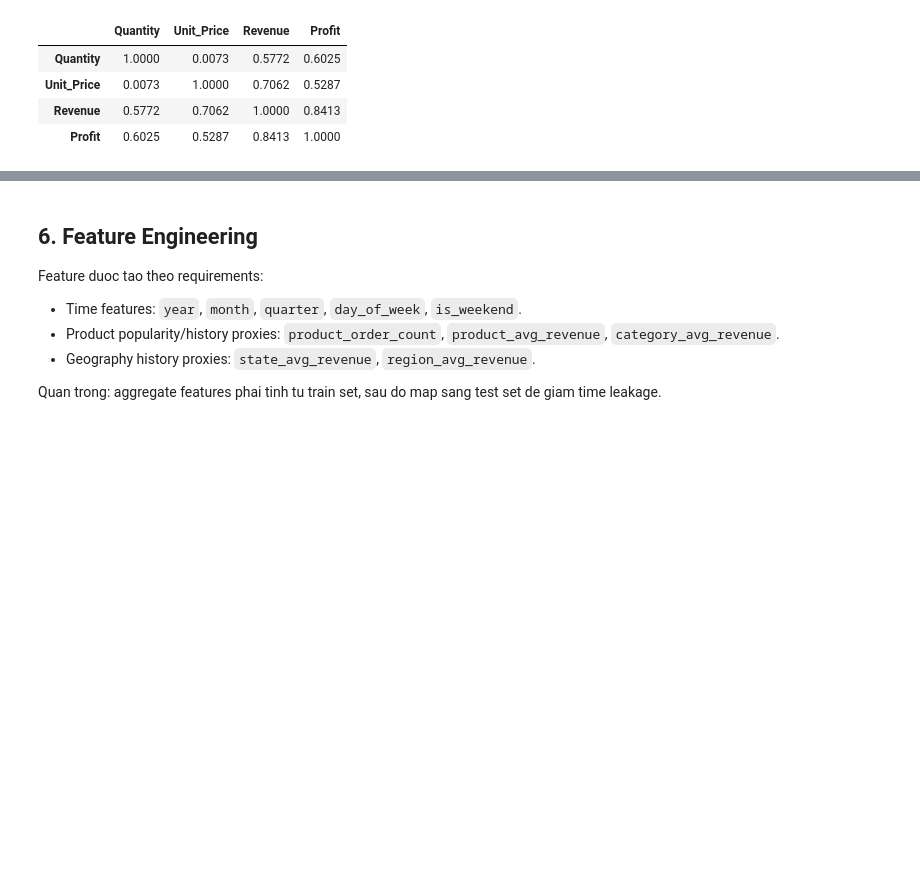
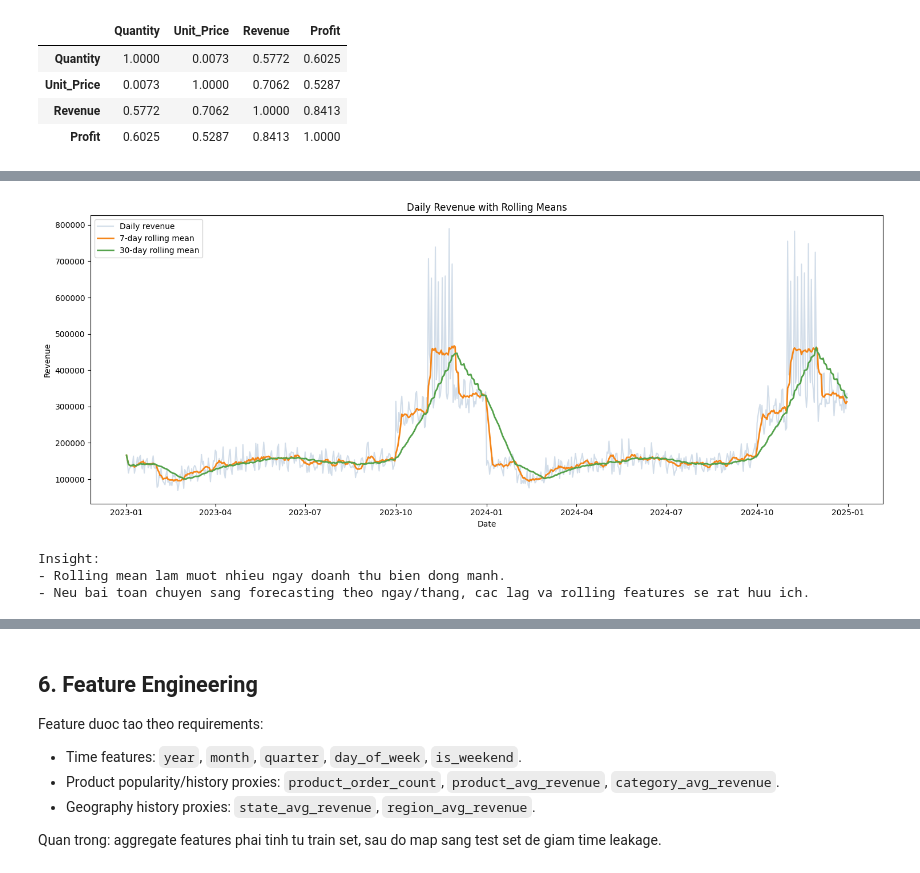
Before and after one commit to QuangManhAI/lab02-machine-learning, a Jupyter notebook: notebooks/product_sales_prediction_complete.ipynb, the cells around one changed output, grey strips where cells are left out. Cells and saved outputs as stored; diff of their text form; code cells hidden in the pictures; blank space fills up the shorter version.

```diff
--- a/notebooks/product_sales_prediction_complete.ipynb
+++ b/notebooks/product_sales_prediction_complete.ipynb
@@ -449,0 +540,25 @@ display(df[["Quantity", "Unit_Price", "Revenue", "Profit"]].corr().round(4))
+# %%
+daily_revenue = df.set_index(DATE_COLUMN).resample("D")[TARGET].sum()
+daily_revenue_7d = daily_revenue.rolling(window=7, min_periods=1).mean()
+daily_revenue_30d = daily_revenue.rolling(window=30, min_periods=1).mean()
+
+fig, ax = plt.subplots(figsize=(15, 6))
+ax.plot(daily_revenue.index, daily_revenue.values, alpha=0.25, label="Daily revenue", color="#4c78a8")
+ax.plot(daily_revenue_7d.index, daily_revenue_7d.values, label="7-day rolling mean", color="#f58518", linewidth=2)
+ax.plot(daily_revenue_30d.index, daily_revenue_30d.values, label="30-day rolling mean", color="#54a24b", linewidth=2)
+ax.set_title("Daily Revenue with Rolling Means")
+ax.set_xlabel("Date")
+ax.set_ylabel("Revenue")
+ax.legend()
+plt.tight_layout()
+plt.savefig(PLOT_DIR / "notebook_daily_revenue_rolling_mean.png", dpi=160)
+plt.show()
+
+print("Insight:")
+print("- Rolling mean lam muot nhieu ngay doanh thu bien dong manh.")
+print("- Neu bai toan chuyen sang forecasting theo ngay/thang, cac lag va rolling features se rat huu ich.")
+# %% [output]
+[figure, added]
+Insight:
+- Rolling mean lam muot nhieu ngay doanh thu bien dong manh.
+- Neu bai toan chuyen sang forecasting theo ngay/thang, cac lag va rolling features se rat huu ich.
```
Also changed, not shown: parts of 14 cells of this notebook, 11 other files.
